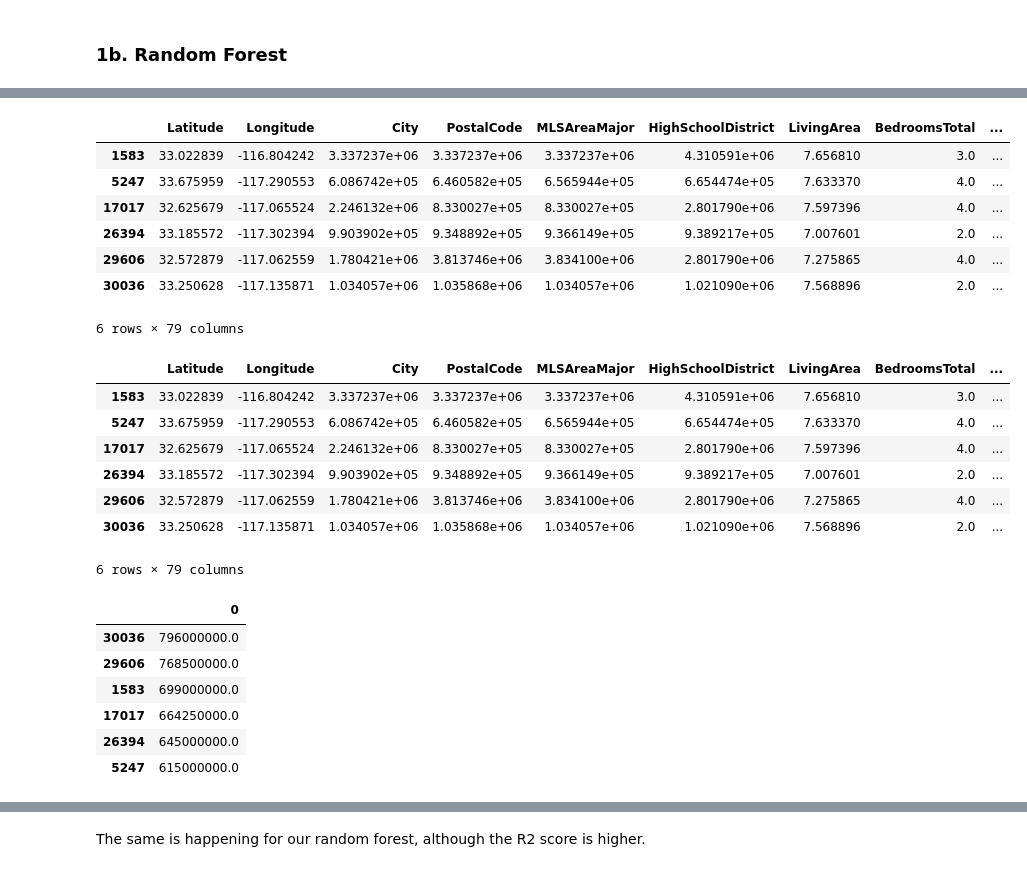
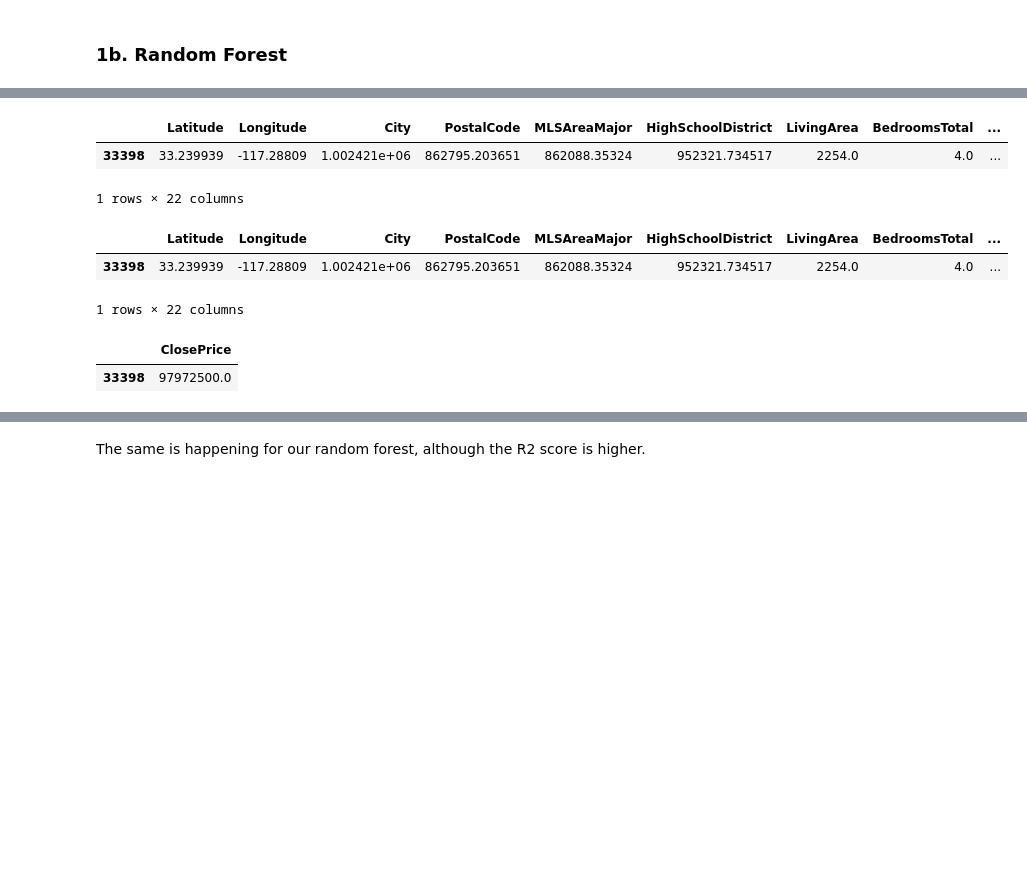
Before and after one commit to alisannec/idx-exchange, a Jupyter notebook: 04_model_comparison.ipynb, the cells around one changed output, grey strips where cells are left out. Cells and saved outputs as stored; diff of their text form; code cells hidden in the pictures; blank space fills up the shorter version.

```diff
--- a/04_model_comparison.ipynb
+++ b/04_model_comparison.ipynb
@@ -22,0 +35,2 @@ Y_test = pd.DataFrame(Y_test)[0].values
+# %%
+full_df = full_df[full_df['LivingArea'] > 0]
@@ -22,0 +51,8 @@ Y_test = pd.DataFrame(Y_test)[0].values
+# %%
+X_train = full_df[full_df['train_val_test'] == 'train'].drop(['ClosePrice', 'train_val_test'], axis=1)
+X_val = full_df[full_df['train_val_test'] == 'validation'].drop(['ClosePrice', 'train_val_test'], axis=1)
+X_test = full_df[full_df['train_val_test'] == 'test'].drop(['ClosePrice', 'train_val_test'], axis=1)
+
+Y_train = full_df[full_df['train_val_test'] == 'train'][['ClosePrice']]
+Y_val = full_df[full_df['train_val_test'] == 'validation'][['ClosePrice']]
+Y_test = full_df[full_df['train_val_test'] == 'test'][['ClosePrice']]
@@ -84,12 +483,14 @@ Decision Tree MAE: 0.1847047218340386
 # %%
+# from sklearn.compose import TransformedTargetRegressor
+
 # scores on the dollar scale
 
 # training before removing outliers
 
-dt1 = DecisionTreeRegressor(max_depth=8, random_state=42)
-dt1.fit(X_train, np.log1p(Y_train))
+dt1_dollar = DecisionTreeRegressor(max_depth=8, random_state=42)
+dt1_dollar.fit(X_train, Y_train)
 
-pred_val_dt1_dollar = np.expm1(dt1.predict(X_val))
+pred_val_dt1_dollar = dt1_dollar.predict(X_val)
 
 print("---Outliers included in training---")
 print("Decision Tree R²:", r2_score(Y_val, pred_val_dt1_dollar))
@@ -100,14 +501,26 @@ print()
 
 # training after removing outliers
 
-dt2 = DecisionTreeRegressor(max_depth=8, random_state=42)
-dt2.fit(X_train_no_outliers, np.log1p(Y_train_no_outliers))
+dt2_dollar = DecisionTreeRegressor(max_depth=8, random_state=42)
+dt2_dollar.fit(X_train_no_outliers, Y_train_no_outliers)
 
-pred_val_dt2_dollar = np.expm1(dt2.predict(X_val))
+pred_val_dt2_dollar = dt2_dollar.predict(X_val)
 
 print("---Outliers excluded in training---")
 print("Decision Tree R²:", r2_score(Y_val, pred_val_dt2_dollar))
 print("Decision Tree RMSE:", np.sqrt(mean_squared_error(Y_val, pred_val_dt2_dollar)))
 print("Decision Tree MAE:", mean_absolute_error(Y_val, pred_val_dt2_dollar))
+
+print()
+
+dt3_dollar = DecisionTreeRegressor(max_depth=8, random_state=42)
+dt3_dollar.fit(X_train_feateng, Y_train_feateng)
+
+pred_val_dt3_dollar = dt3_dollar.predict(X_val_feateng)
+
+print("---With new features---")
+print("Decision Tree R²:", r2_score(Y_val_feateng, pred_val_dt3_dollar))
+print("Decision Tree RMSE:", np.sqrt(mean_squared_error(Y_val_feateng, pred_val_dt3_dollar)))
+print("Decision Tree MAE:", mean_absolute_error(Y_val_feateng, pred_val_dt3_dollar))
 # %% [output]
 ---Outliers included in training---
@@ -267,5 +753,5 @@ Random Forest MAE: 1413177.0806076315
 # %%
-residuals_rf1 = np.log1p(Y_val) - pred_val_rf1
+residuals_rf1 = np.log1p(Y_val['ClosePrice']) - pred_val_rf1
 
 plt.scatter(pred_val_rf1, residuals_rf1, alpha=0.4)
 plt.title('Validation Set Residual Plot (Random Forest w/ outliers)')
@@ -285,33 +771,18 @@ plt.ylabel('Residuals');
 # %%
-X_val[residuals_rf1 > 6]
+X_val[residuals_rf1 > 4]
 # %% [output]
 |  | Latitude | Longitude | City | PostalCode | MLSAreaMajor | HighSchoolDistrict | LivingArea | BedroomsTotal | ... |
-| 1583 | 33.022839 | -116.804242 | 3.337237e+06 | 3.337237e+06 | 3.337237e+06 | 4.310591e+06 | 7.656810 | 3.0 | ... |
-| 5247 | 33.675959 | -117.290553 | 6.086742e+05 | 6.460582e+05 | 6.565944e+05 | 6.654474e+05 | 7.633370 | 4.0 | ... |
-| 17017 | 32.625679 | -117.065524 | 2.246132e+06 | 8.330027e+05 | 8.330027e+05 | 2.801790e+06 | 7.597396 | 4.0 | ... |
-| 26394 | 33.185572 | -117.302394 | 9.903902e+05 | 9.348892e+05 | 9.366149e+05 | 9.389217e+05 | 7.007601 | 2.0 | ... |
-| 29606 | 32.572879 | -117.062559 | 1.780421e+06 | 3.813746e+06 | 3.834100e+06 | 2.801790e+06 | 7.275865 | 4.0 | ... |
-| 30036 | 33.250628 | -117.135871 | 1.034057e+06 | 1.035868e+06 | 1.034057e+06 | 1.021090e+06 | 7.568896 | 2.0 | ... |
+| 33398 | 33.239939 | -117.28809 | 1.002421e+06 | 862795.203651 | 862088.35324 | 952321.734517 | 2254.0 | 4.0 | ... |
-6 rows × 79 columns
+1 rows × 22 columns
 # %%
-X_val[residuals_rf2 > 6]
+X_val[residuals_rf2 > 4]
 # %% [output]
 |  | Latitude | Longitude | City | PostalCode | MLSAreaMajor | HighSchoolDistrict | LivingArea | BedroomsTotal | ... |
-| 1583 | 33.022839 | -116.804242 | 3.337237e+06 | 3.337237e+06 | 3.337237e+06 | 4.310591e+06 | 7.656810 | 3.0 | ... |
-| 5247 | 33.675959 | -117.290553 | 6.086742e+05 | 6.460582e+05 | 6.565944e+05 | 6.654474e+05 | 7.633370 | 4.0 | ... |
-| 17017 | 32.625679 | -117.065524 | 2.246132e+06 | 8.330027e+05 | 8.330027e+05 | 2.801790e+06 | 7.597396 | 4.0 | ... |
-| 26394 | 33.185572 | -117.302394 | 9.903902e+05 | 9.348892e+05 | 9.366149e+05 | 9.389217e+05 | 7.007601 | 2.0 | ... |
-| 29606 | 32.572879 | -117.062559 | 1.780421e+06 | 3.813746e+06 | 3.834100e+06 | 2.801790e+06 | 7.275865 | 4.0 | ... |
-| 30036 | 33.250628 | -117.135871 | 1.034057e+06 | 1.035868e+06 | 1.034057e+06 | 1.021090e+06 | 7.568896 | 2.0 | ... |
+| 33398 | 33.239939 | -117.28809 | 1.002421e+06 | 862795.203651 | 862088.35324 | 952321.734517 | 2254.0 | 4.0 | ... |
-6 rows × 79 columns
+1 rows × 22 columns
 # %%
-pd.DataFrame(Y_val).sort_values(0, ascending=False).head(6)
+Y_val.sort_values('ClosePrice', ascending=False).head(1)
 # %% [output]
-|  | 0 |
-| 30036 | 796000000.0 |
-| 29606 | 768500000.0 |
-| 1583 | 699000000.0 |
-| 17017 | 664250000.0 |
-| 26394 | 645000000.0 |
-| 5247 | 615000000.0 |
+|  | ClosePrice |
+| 33398 | 97972500.0 |
 # %%
```
Also changed, not shown: parts of 50 cells of this notebook, 1 other file.
